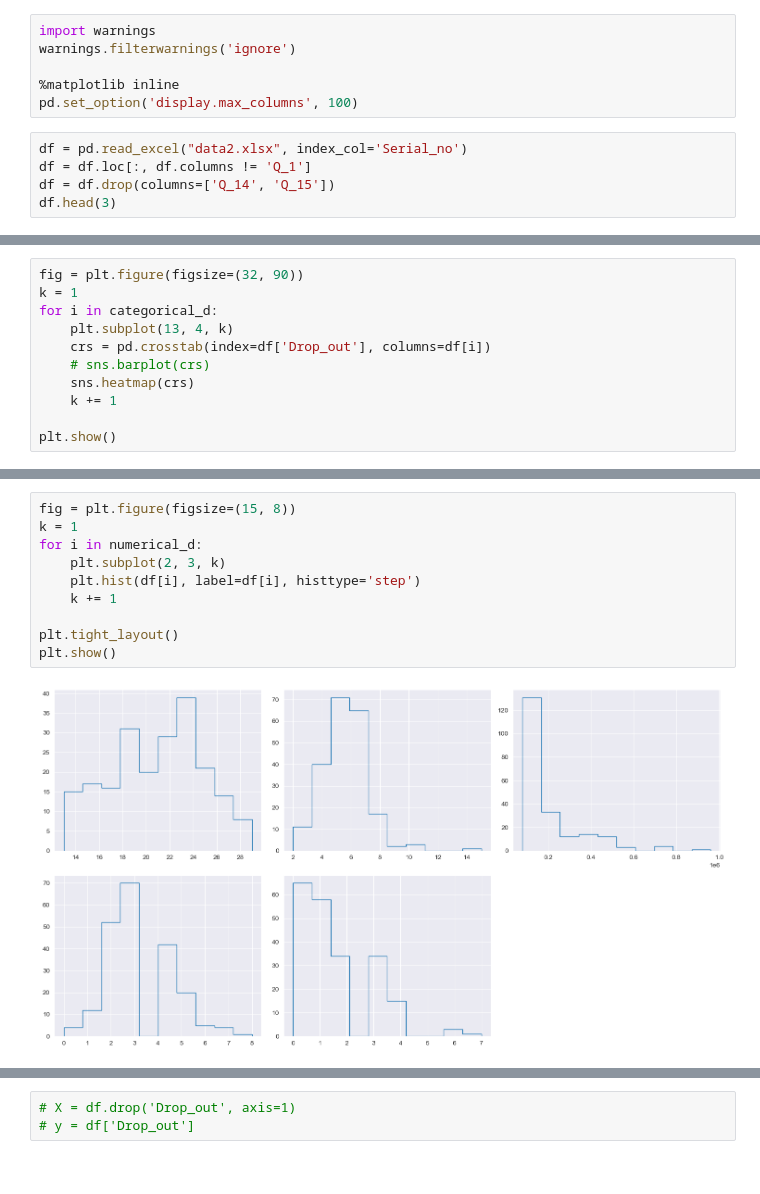
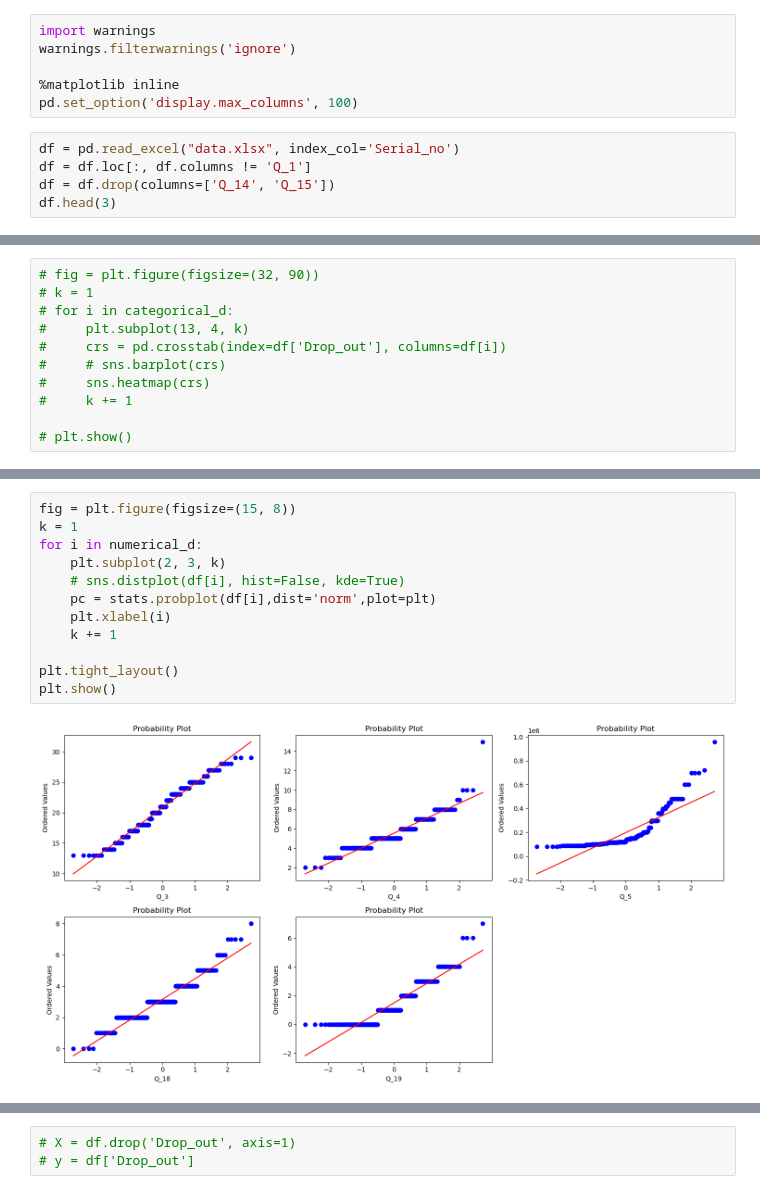
Before and after one commit to whoismaruf/BSc_Thesis, a Jupyter notebook: main.ipynb, the cells around one changed output, grey strips where cells are left out. Cells and saved outputs as stored; diff of their text form.

```diff
--- a/main.ipynb
+++ b/main.ipynb
@@ -17,7 +16,7 @@ warnings.filterwarnings('ignore')
 %matplotlib inline
 pd.set_option('display.max_columns', 100)
 # %%
-df = pd.read_excel("data2.xlsx", index_col='Serial_no')
+df = pd.read_excel("data.xlsx", index_col='Serial_no')
 df = df.loc[:, df.columns != 'Q_1']
 df = df.drop(columns=['Q_14', 'Q_15'])
 df.head(3)
@@ -62,12 +61,12 @@ Q_8
 ------------------
 # %%
-fig = plt.figure(figsize=(32, 90))
-k = 1
-for i in categorical_d:
-    plt.subplot(13, 4, k)
-    crs = pd.crosstab(index=df['Drop_out'], columns=df[i])
-    # sns.barplot(crs)
-    sns.heatmap(crs)
-    k += 1
+# fig = plt.figure(figsize=(32, 90))
+# k = 1
+# for i in categorical_d:
+#     plt.subplot(13, 4, k)
+#     crs = pd.crosstab(index=df['Drop_out'], columns=df[i])
+#     # sns.barplot(crs)
+#     sns.heatmap(crs)
+#     k += 1
 
-plt.show()
+# plt.show()
@@ -76,12 +73,14 @@ plt.show()
 # %%
 fig = plt.figure(figsize=(15, 8))
 k = 1
 for i in numerical_d:
     plt.subplot(2, 3, k)
-    plt.hist(df[i], label=df[i], histtype='step')
+    # sns.distplot(df[i], hist=False, kde=True)
+    pc = stats.probplot(df[i],dist='norm',plot=plt)
+    plt.xlabel(i)
     k += 1
 
 plt.tight_layout()
 plt.show()
 # %% [output]
-[figure, old version]
+[figure, new version]
```
Also changed, not shown: parts of 24 cells of this notebook.
